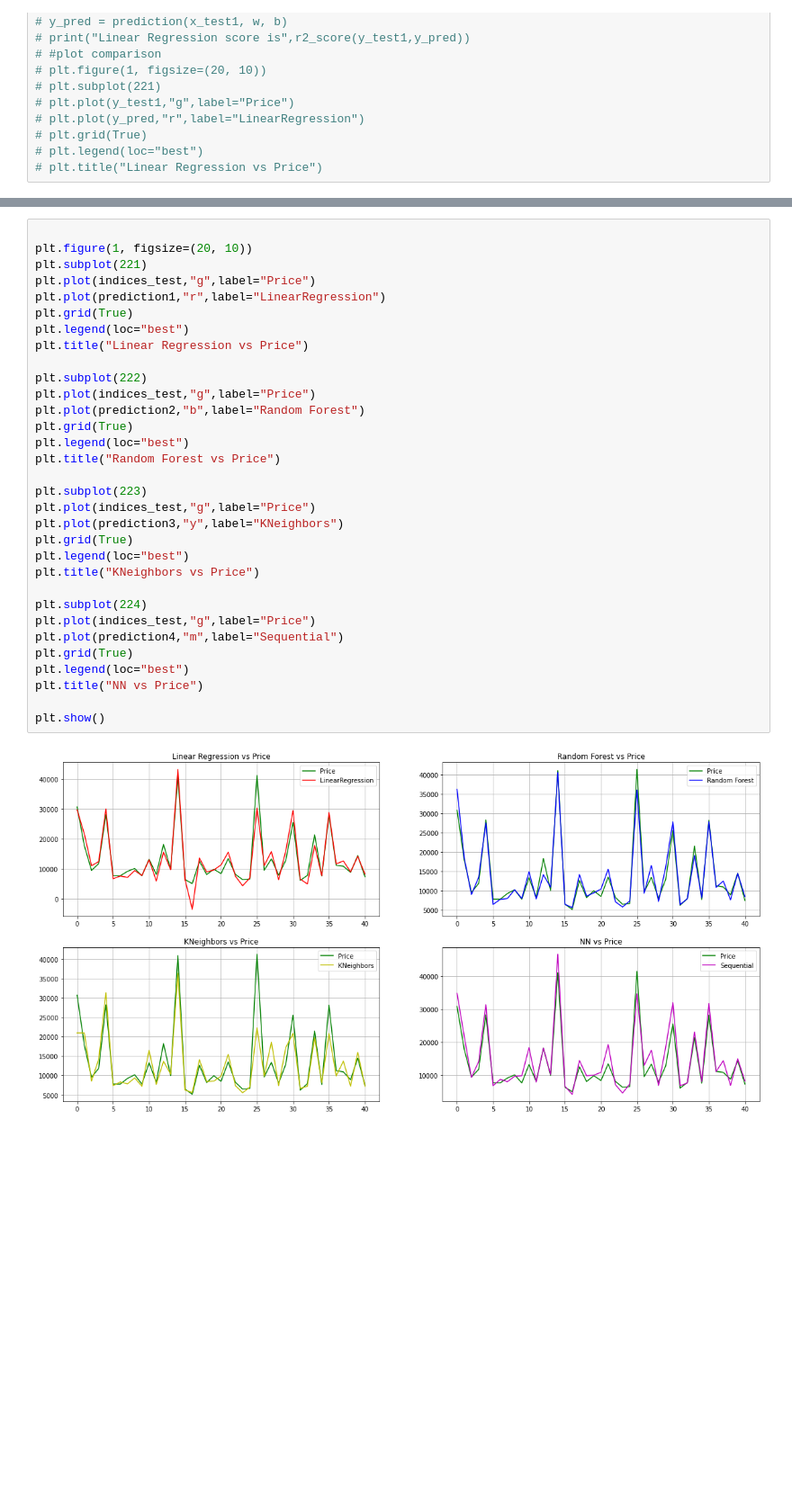
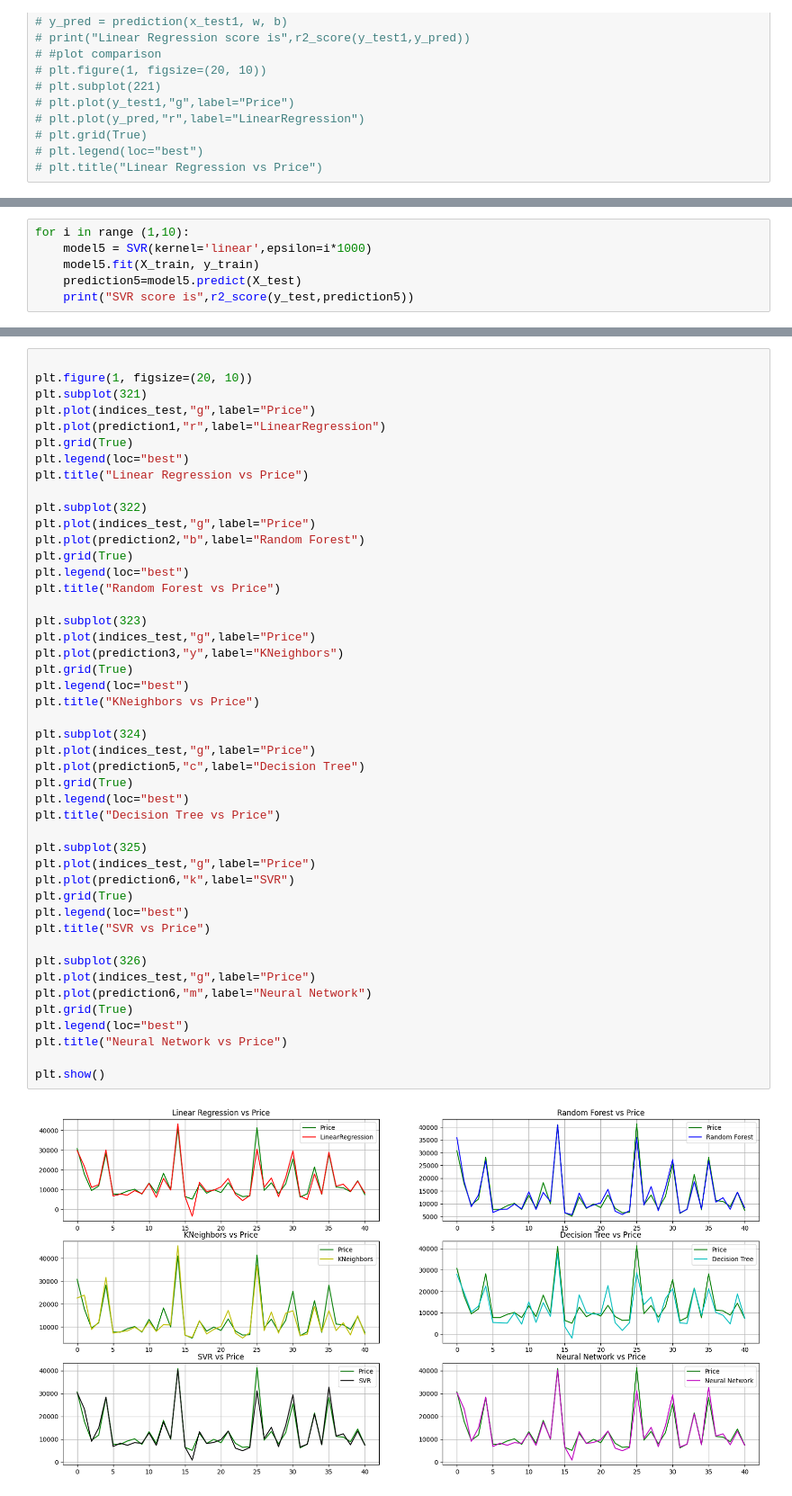
Before and after one commit to dominhkhoi2002/CarPrice_Prediction, a Jupyter notebook: CarPrice.ipynb, the cells around one changed output, grey strips where cells are left out. Shown at 90% size. Drawn from its saved outputs; the diff is of its cells as text; blank space fills up the shorter version.

```diff
--- a/CarPrice.ipynb
+++ b/CarPrice.ipynb
@@ -337,0 +312,6 @@ Neural Network score is 0.9141242978969655
+# %%
+for i in range (1,10):
+    model5 = SVR(kernel='linear',epsilon=i*1000)
+    model5.fit(X_train, y_train)
+    prediction5=model5.predict(X_test)
+    print("SVR score is",r2_score(y_test,prediction5))
@@ -338,34 +488,48 @@ Neural Network score is 0.9141242978969655
 # %%
 
 plt.figure(1, figsize=(20, 10))
-plt.subplot(221)
+plt.subplot(321)
 plt.plot(indices_test,"g",label="Price")
 plt.plot(prediction1,"r",label="LinearRegression")
 plt.grid(True)
 plt.legend(loc="best")
 plt.title("Linear Regression vs Price")
 
-plt.subplot(222)
+plt.subplot(322)
 plt.plot(indices_test,"g",label="Price")
 plt.plot(prediction2,"b",label="Random Forest")
 plt.grid(True)
 plt.legend(loc="best")
 plt.title("Random Forest vs Price")
 
-plt.subplot(223)
+plt.subplot(323)
 plt.plot(indices_test,"g",label="Price")
 plt.plot(prediction3,"y",label="KNeighbors")
 plt.grid(True)
 plt.legend(loc="best")
 plt.title("KNeighbors vs Price")
 
-plt.subplot(224)
+plt.subplot(324)
 plt.plot(indices_test,"g",label="Price")
-plt.plot(prediction4,"m",label="Sequential")
+plt.plot(prediction5,"c",label="Decision Tree")
 plt.grid(True)
 plt.legend(loc="best")
-plt.title("NN vs Price")
+plt.title("Decision Tree vs Price")
+
+plt.subplot(325)
+plt.plot(indices_test,"g",label="Price")
+plt.plot(prediction6,"k",label="SVR")
+plt.grid(True)
+plt.legend(loc="best")
+plt.title("SVR vs Price")
+
+plt.subplot(326)
+plt.plot(indices_test,"g",label="Price")
+plt.plot(prediction6,"m",label="Neural Network")
+plt.grid(True)
+plt.legend(loc="best")
+plt.title("Neural Network vs Price")
 
 plt.show()
 # %% [output]
-[figure, old version]
+[figure, new version]
```
Also changed, not shown: parts of 10 cells of this notebook.
